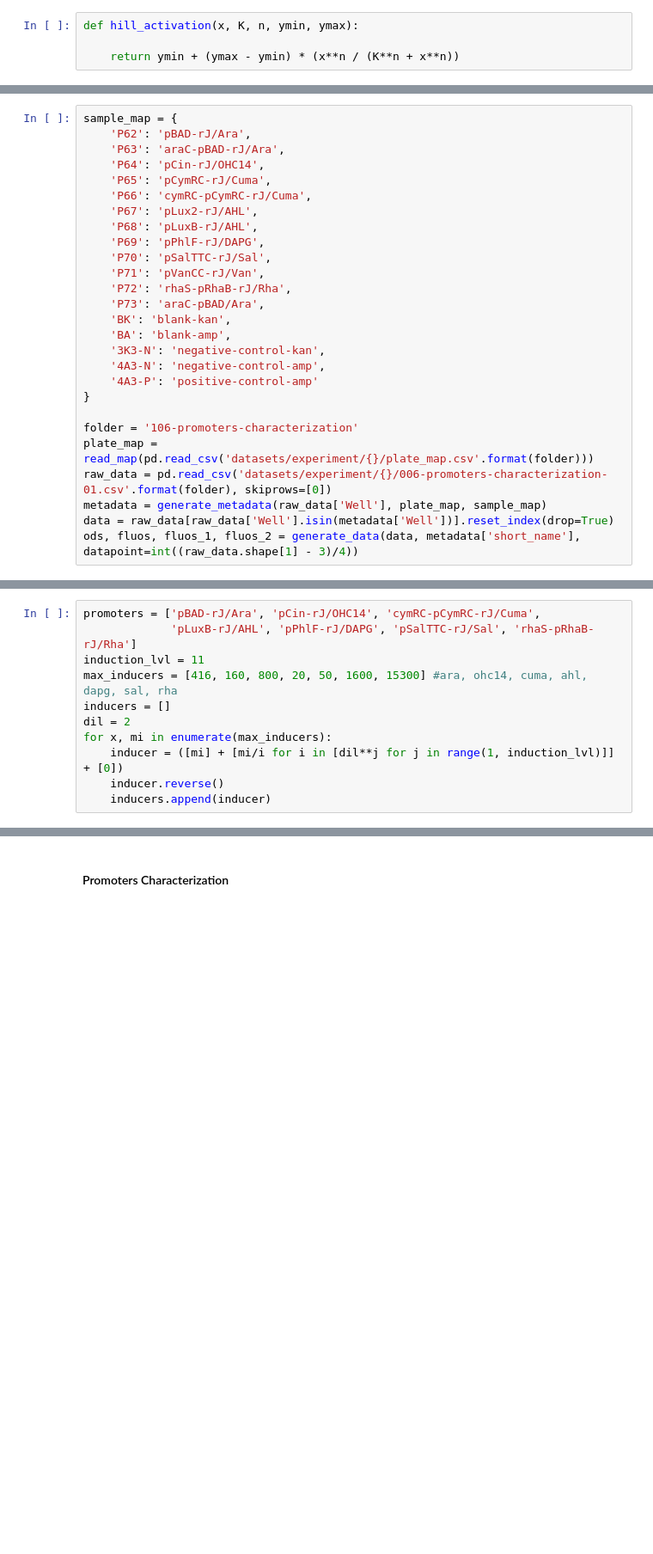
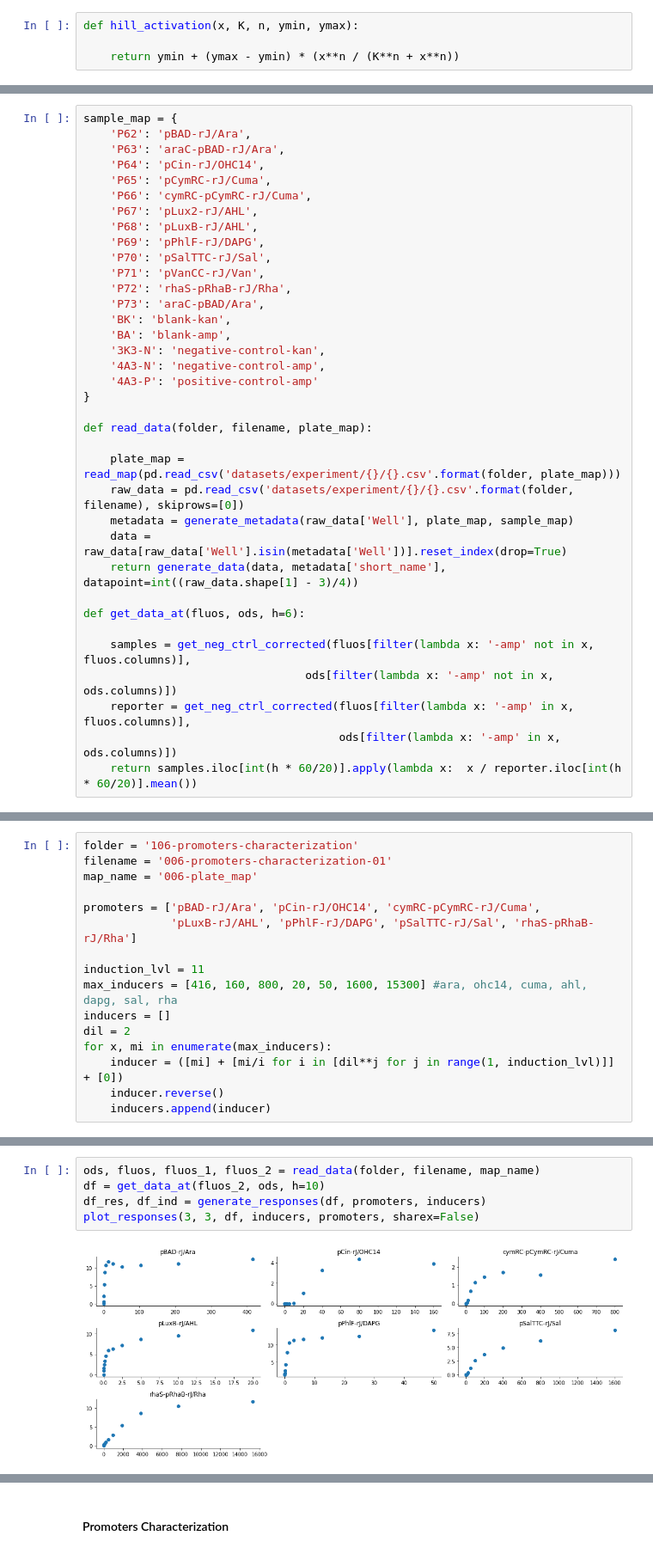
Before and after one commit to rmardian/intein-based-circuits, a Jupyter notebook: Promoters Characterization.ipynb, the cells around one changed output, grey strips where cells are left out. Shown at 86% size. Saved outputs shown, nothing was run; the diff lists cells and outputs as text; blank space fills up the shorter version.

```diff
--- a/Promoters Characterization.ipynb
+++ b/Promoters Characterization.ipynb
@@ -79,9 +104,18 @@ sample_map = {
     '4A3-P': 'positive-control-amp'
 }
 
-folder = '106-promoters-characterization'
-plate_map = read_map(pd.read_csv('datasets/experiment/{}/plate_map.csv'.format(folder)))
-raw_data = pd.read_csv('datasets/experiment/{}/006-promoters-characterization-01.csv'.format(folder), skiprows=[0])
-metadata = generate_metadata(raw_data['Well'], plate_map, sample_map)
-data = raw_data[raw_data['Well'].isin(metadata['Well'])].reset_index(drop=True)
-ods, fluos, fluos_1, fluos_2 = generate_data(data, metadata['short_name'], datapoint=int((raw_data.shape[1] - 3)/4))
+def read_data(folder, filename, plate_map):
+
+    plate_map = read_map(pd.read_csv('datasets/experiment/{}/{}.csv'.format(folder, plate_map)))
+    raw_data = pd.read_csv('datasets/experiment/{}/{}.csv'.format(folder, filename), skiprows=[0])
+    metadata = generate_metadata(raw_data['Well'], plate_map, sample_map)
+    data = raw_data[raw_data['Well'].isin(metadata['Well'])].reset_index(drop=True)
+    return generate_data(data, metadata['short_name'], datapoint=int((raw_data.shape[1] - 3)/4))
+
+def get_data_at(fluos, ods, h=6):
+
+    samples = get_neg_ctrl_corrected(fluos[filter(lambda x: '-amp' not in x, fluos.columns)],
+                                 ods[filter(lambda x: '-amp' not in x, ods.columns)])
+    reporter = get_neg_ctrl_corrected(fluos[filter(lambda x: '-amp' in x, fluos.columns)],
+                                      ods[filter(lambda x: '-amp' in x, ods.columns)])
+    return samples.iloc[int(h * 60/20)].apply(lambda x:  x / reporter.iloc[int(h * 60/20)].mean())
@@ -88,6 +124,11 @@ ods, fluos, fluos_1, fluos_2 = generate_data(data, metadata['short_name'], datap
 # %%
+folder = '106-promoters-characterization'
+filename = '006-promoters-characterization-01'
+map_name = '006-plate_map'
+
 promoters = ['pBAD-rJ/Ara', 'pCin-rJ/OHC14', 'cymRC-pCymRC-rJ/Cuma',
              'pLuxB-rJ/AHL', 'pPhlF-rJ/DAPG', 'pSalTTC-rJ/Sal', 'rhaS-pRhaB-rJ/Rha']
+
 induction_lvl = 11
 max_inducers = [416, 160, 800, 20, 50, 1600, 15300] #ara, ohc14, cuma, ahl, dapg, sal, rha
 inducers = []
@@ -124,0 +140,7 @@ Name: 48, dtype: float64
+# %%
+ods, fluos, fluos_1, fluos_2 = read_data(folder, filename, map_name)
+df = get_data_at(fluos_2, ods, h=10)
+df_res, df_ind = generate_responses(df, promoters, inducers)
+plot_responses(3, 3, df, inducers, promoters, sharex=False)
+# %% [output]
+[figure, added]
```
Also changed, not shown: parts of 12 cells of this notebook, 9 other files.
